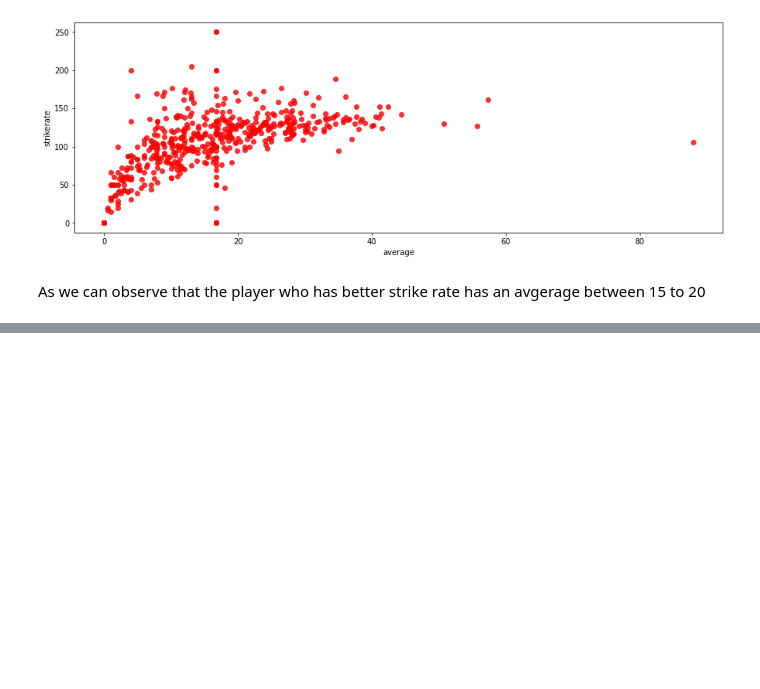
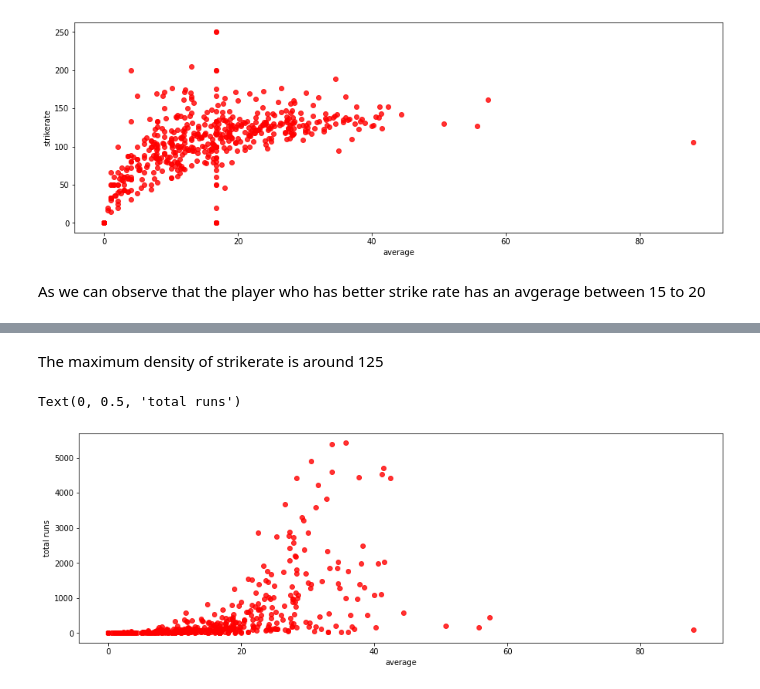
Before and after one commit to shivakumar17/IPL-anlysis, a Jupyter notebook: IPL_T20_Cricket_Analysis_Capstone_Project.ipynb, the cells around one changed output, grey strips where cells are left out. Drawn from its saved outputs; the diff is of its cells as text; code cells hidden in the pictures; blank space fills up the shorter version.

```diff
--- a/IPL_T20_Cricket_Analysis_Capstone_Project.ipynb
+++ b/IPL_T20_Cricket_Analysis_Capstone_Project.ipynb
@@ -228,0 +243,9 @@ As we can observe that the player who has better strike rate has an avgerage bet
+# %% [markdown]
+The maximum density of strikerate is around 125
+# %%
+plt.scatter(df_runs_avg_str['average'],df_runs_avg_str['total_runs'],c='red',alpha=0.8)
+plt.xlabel('average')
+plt.ylabel('total runs')
+# %% [output]
+Text(0, 0.5, 'total runs')
+[figure, added]
```
Also changed, not shown: parts of 7 cells of this notebook.
